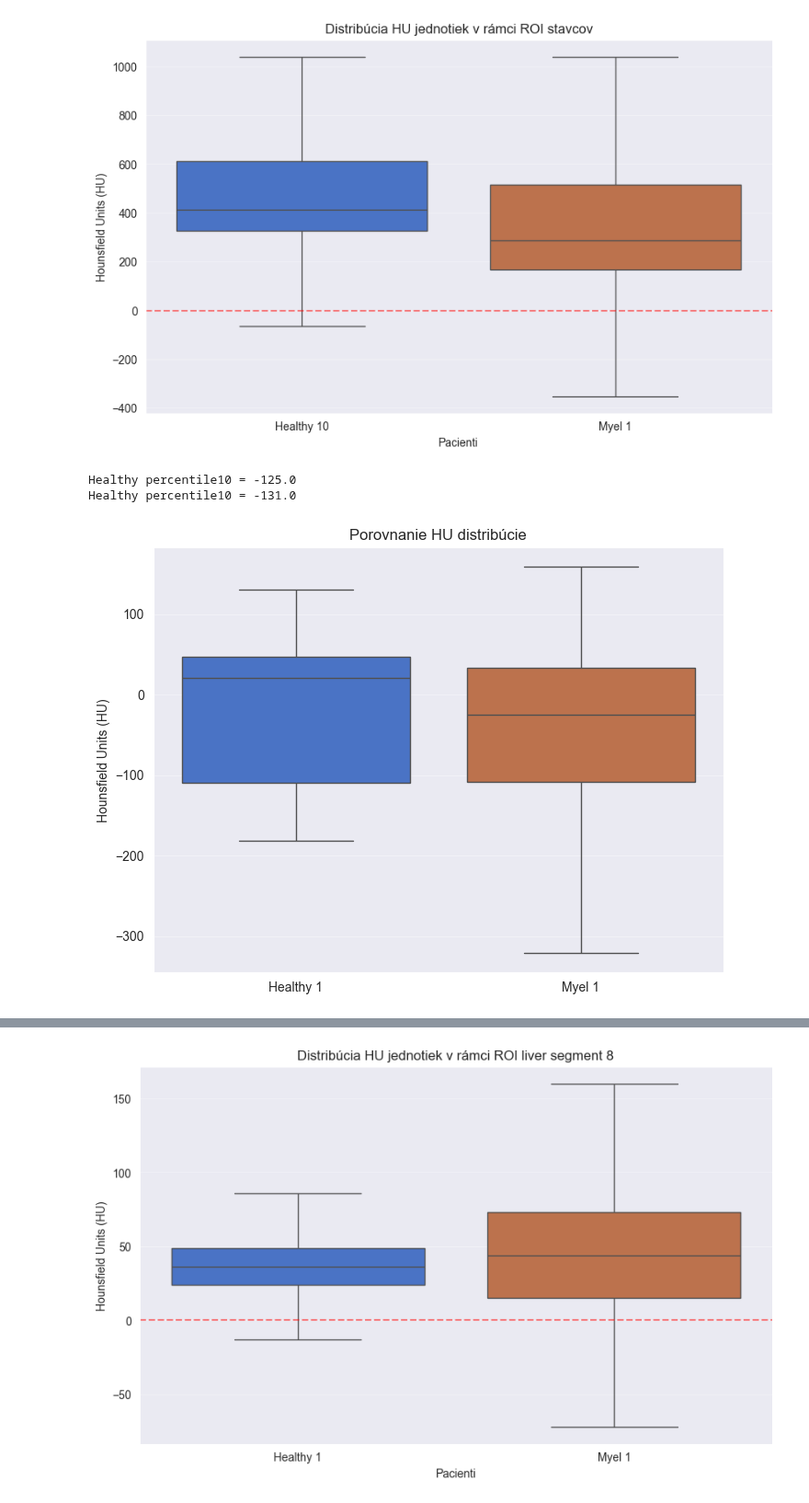
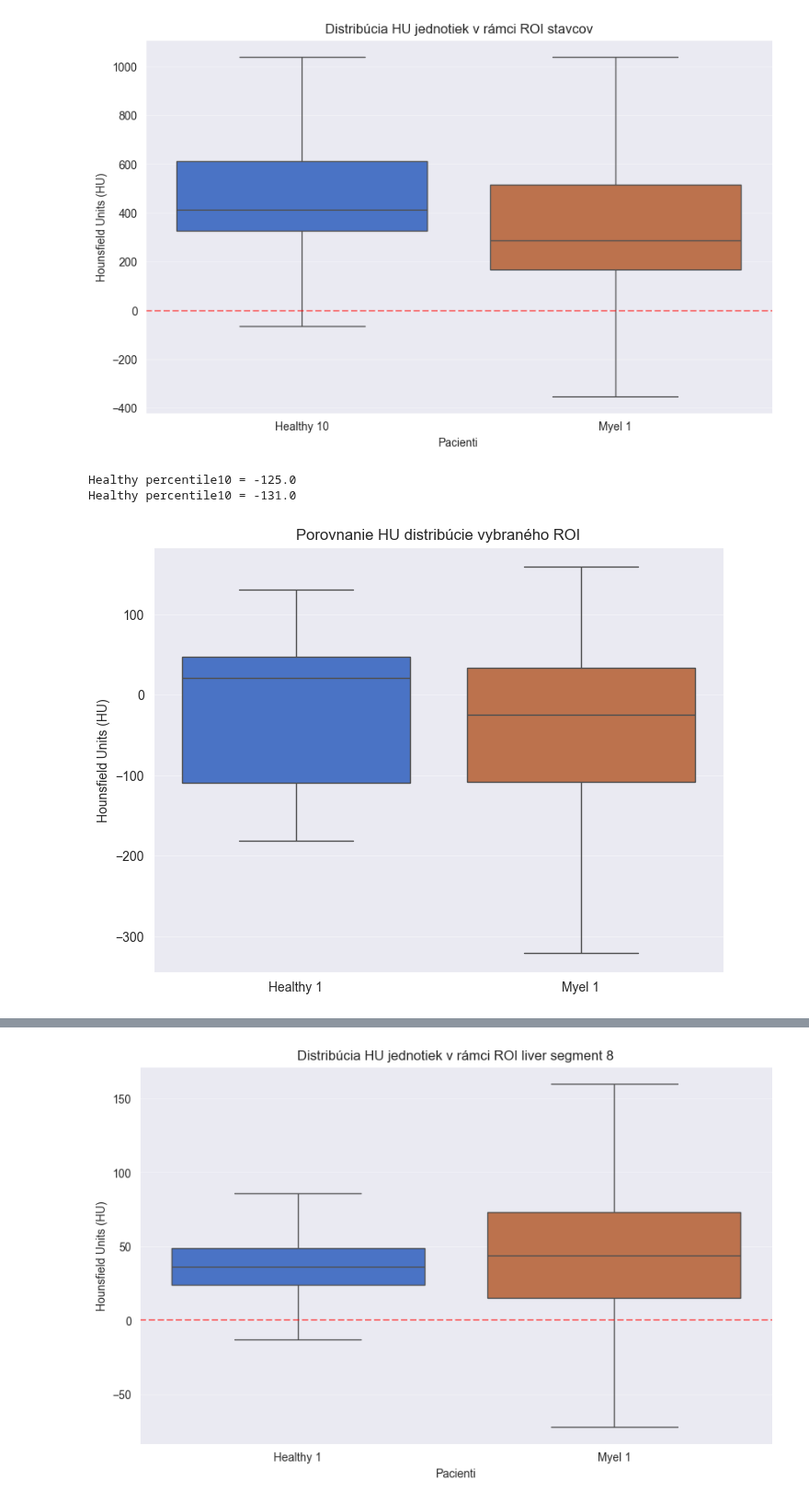
Before and after one commit to lukas1110/Analysis-of-multiple-myelomas-from-dual-CT, a Jupyter notebook: spine_level/HU_experiment.ipynb, the cells around one changed output, grey strips where cells are left out. Shown at 92% size. Cells and saved outputs as stored; diff of their text form; code cells hidden in the pictures.

```diff
--- a/spine_level/HU_experiment.ipynb
+++ b/spine_level/HU_experiment.ipynb
@@ -127,35 +127,35 @@ def visualize_dual_sync(p1_cfg, p2_cfg):
     return vals1, vals2
 
 # --- KONFIGURÁCIA ---
 p1_config = {
     "img": r"E:\DATA_Healthy_and_Myelom\DATA_Healthy\Healthy_001\healthy_001_konv.nii.gz",
     "label": "Healthy 1",
     "x_range": (25, 50), "y_range": (200, 225), "z_range": (100, 300)
 }
 
 p2_config = {
     "img": r"E:\DATA_Myelomy\Myel_001\myel_001_konv.nii.gz",
     "label": "Myel 1",
     "x_range": (75, 100), "y_range": (200, 225), "z_range": (550, 750)
 }
 
 # Spustenie vizualizácie
 v1, v2 = visualize_dual_sync(p1_config, p2_config)
 
 # --- FINÁLNY BOXPLOT ---
 import seaborn as sns
 sns.set_style("darkgrid")
 %matplotlib inline
 plt.figure(figsize=(8, 6))
 sns.boxplot(data=[v1, v2], showfliers=False)
 plt.xticks([0, 1], [p1_config['label'], p2_config['label']])
 plt.ylabel('Hounsfield Units (HU)')
-plt.title('Porovnanie HU distribúcie')
+plt.title('Porovnanie HU distribúcie vybraného ROI')
 plt.show()
 # %% [output]
 Healthy percentile10 = -125.0
 Healthy percentile10 = -131.0
-[figure, old version]
+[figure, new version]
 # %%
 import nibabel as nib
 import numpy as np
```
Also changed, not shown: parts of 3 cells of this notebook, 2 other files.
